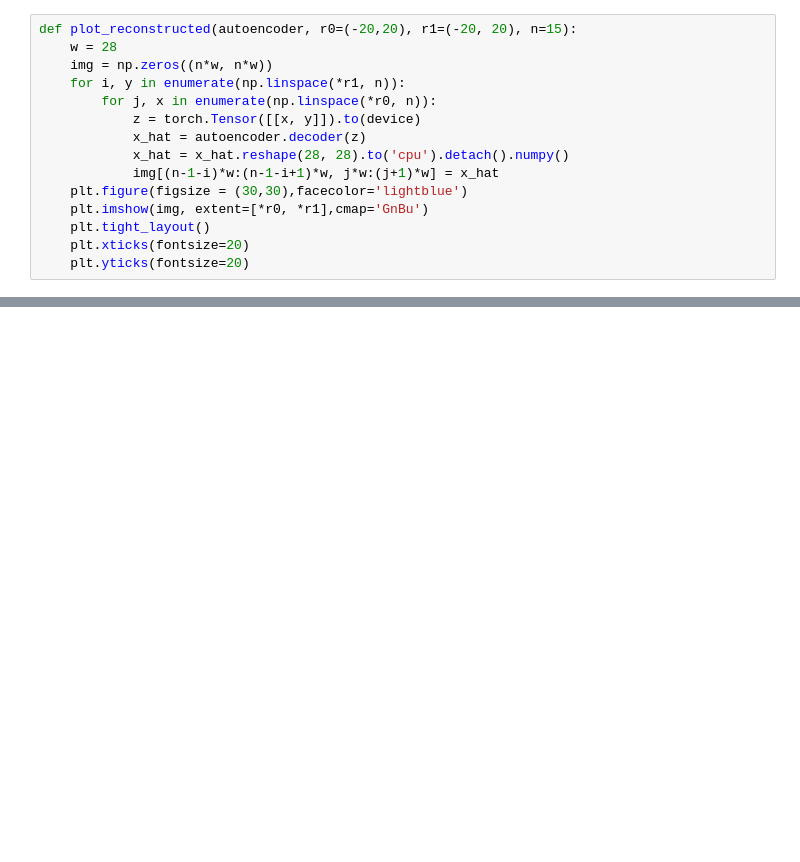
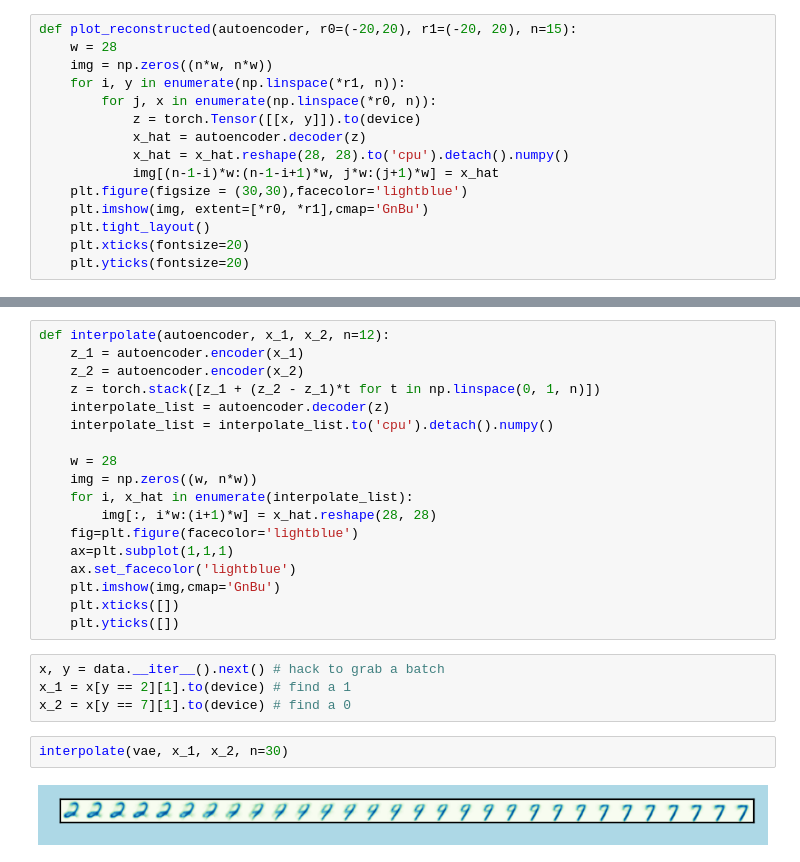
Before and after one commit to omridrori/generative-models, a Jupyter notebook: auto_encoder.ipynb, the cells around one changed output, grey strips where cells are left out. Drawn from its saved outputs; the diff is of its cells as text; blank space fills up the shorter version.

```diff
--- a/auto_encoder.ipynb
+++ b/auto_encoder.ipynb
@@ -114,0 +187,26 @@ plot_reconstructed(autoencoder)
+# %%
+def interpolate(autoencoder, x_1, x_2, n=12):
+    z_1 = autoencoder.encoder(x_1)
+    z_2 = autoencoder.encoder(x_2)
+    z = torch.stack([z_1 + (z_2 - z_1)*t for t in np.linspace(0, 1, n)])
+    interpolate_list = autoencoder.decoder(z)
+    interpolate_list = interpolate_list.to('cpu').detach().numpy()
+
+    w = 28
+    img = np.zeros((w, n*w))
+    for i, x_hat in enumerate(interpolate_list):
+        img[:, i*w:(i+1)*w] = x_hat.reshape(28, 28)
+    fig=plt.figure(facecolor='lightblue')
+    ax=plt.subplot(1,1,1)
+    ax.set_facecolor('lightblue')
+    plt.imshow(img,cmap='GnBu')
+    plt.xticks([])
+    plt.yticks([])
+# %%
+x, y = data.__iter__().next() # hack to grab a batch
+x_1 = x[y == 2][1].to(device) # find a 1
+x_2 = x[y == 7][1].to(device) # find a 0
+# %%
+interpolate(vae, x_1, x_2, n=30)
+# %% [output]
+[figure, added]
```
Also changed, not shown: parts of 12 cells of this notebook.
